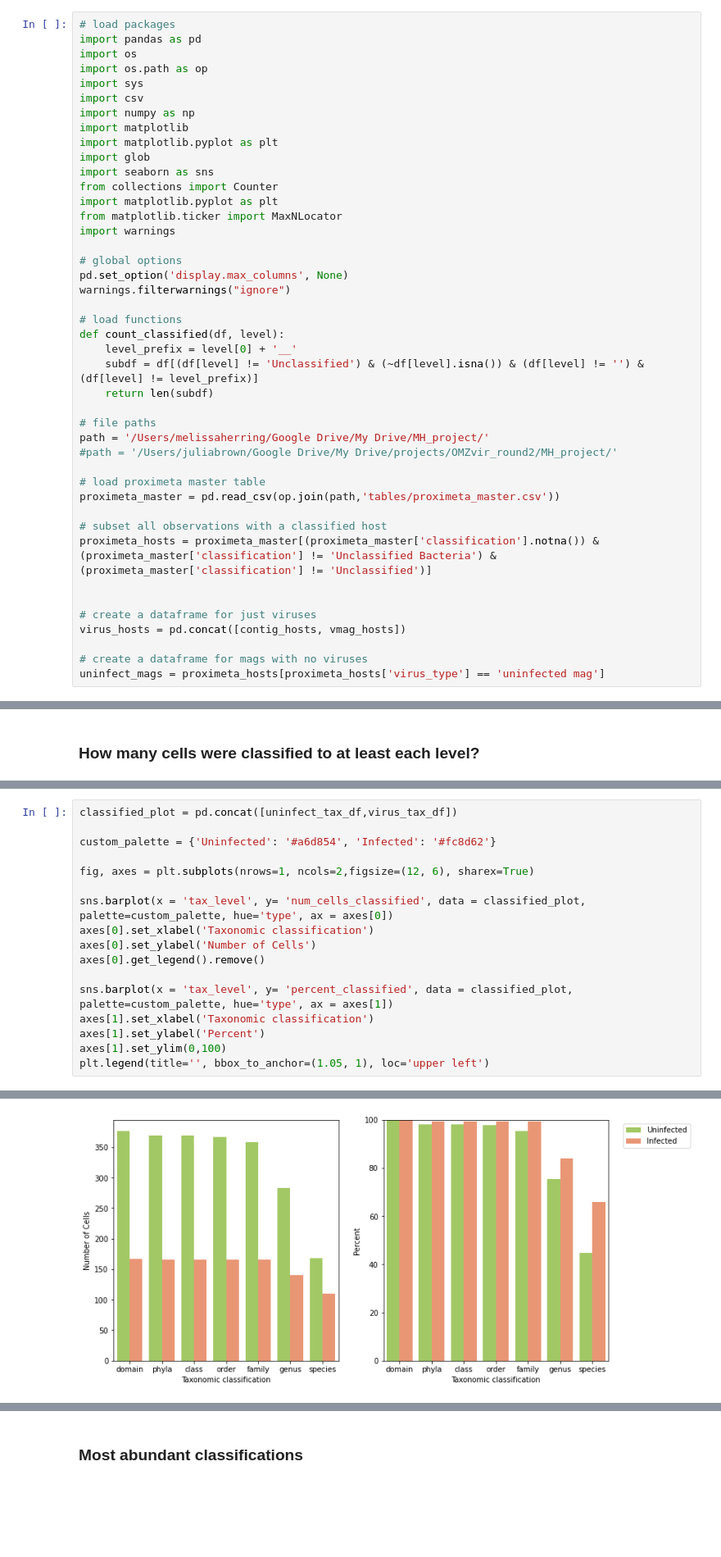
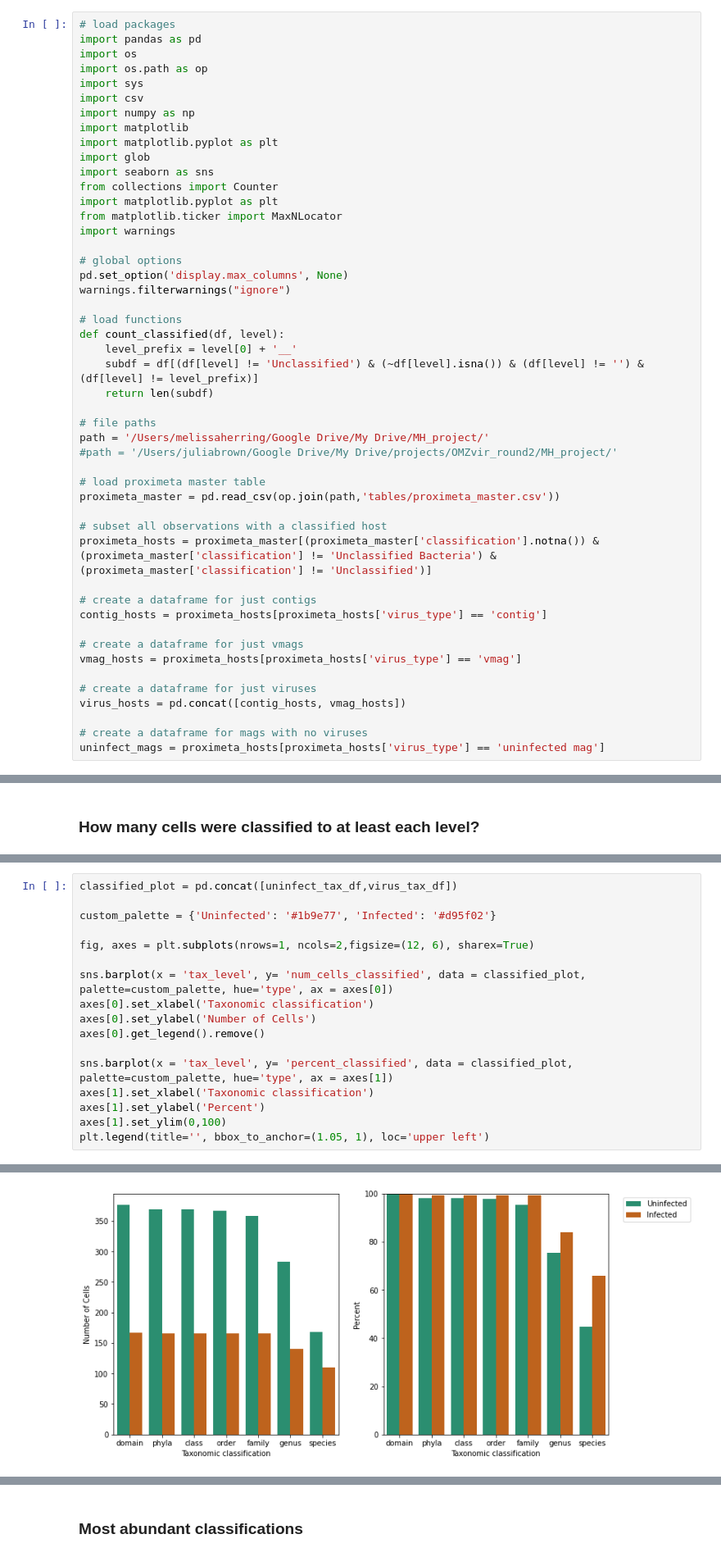
Before and after one commit to mdherring/OMZ_MH_Analysis, a Jupyter notebook: gtdb-tk/01_pm_infected_vs_uninfected_gtdb.ipynb, the cells around one changed output, grey strips where cells are left out. Shown at 82% size. Drawn from its saved outputs; the diff is of its cells as text; blank space fills up the shorter version.

Commit message:
fixed color palette, added figure description

```diff
--- a/gtdb-tk/01_pm_infected_vs_uninfected_gtdb.ipynb
+++ b/gtdb-tk/01_pm_infected_vs_uninfected_gtdb.ipynb
@@ -39,6 +39,11 @@ proximeta_master = pd.read_csv(op.join(path,'tables/proximeta_master.csv'))
 # subset all observations with a classified host
 proximeta_hosts = proximeta_master[(proximeta_master['classification'].notna()) & (proximeta_master['classification'] != 'Unclassified Bacteria') & (proximeta_master['classification'] != 'Unclassified')]
 
+# create a dataframe for just contigs
+contig_hosts = proximeta_hosts[proximeta_hosts['virus_type'] == 'contig']
+
+# create a dataframe for just vmags
+vmag_hosts = proximeta_hosts[proximeta_hosts['virus_type'] == 'vmag']
 
 # create a dataframe for just viruses
 virus_hosts = pd.concat([contig_hosts, vmag_hosts])
@@ -186,21 +191,21 @@ This figure shows the number of uninfected cells classified in both raw counts (
 # %%
 classified_plot = pd.concat([uninfect_tax_df,virus_tax_df])
 
-custom_palette = {'Uninfected': '#a6d854', 'Infected': '#fc8d62'}
+custom_palette = {'Uninfected': '#1b9e77', 'Infected': '#d95f02'}
 
 fig, axes = plt.subplots(nrows=1, ncols=2,figsize=(12, 6), sharex=True)
 
 sns.barplot(x = 'tax_level', y= 'num_cells_classified', data = classified_plot, palette=custom_palette, hue='type', ax = axes[0])
 axes[0].set_xlabel('Taxonomic classification')
 axes[0].set_ylabel('Number of Cells')
 axes[0].get_legend().remove()
 
 sns.barplot(x = 'tax_level', y= 'percent_classified', data = classified_plot, palette=custom_palette, hue='type', ax = axes[1])
 axes[1].set_xlabel('Taxonomic classification')
 axes[1].set_ylabel('Percent')
 axes[1].set_ylim(0,100)
 plt.legend(title='', bbox_to_anchor=(1.05, 1), loc='upper left')
 # %% [output]
 <matplotlib.legend.Legend at 0x...>
-[figure, old version]
+[figure, new version]
 # %% [markdown]
```
Also changed, not shown: parts of 6 cells of this notebook.
